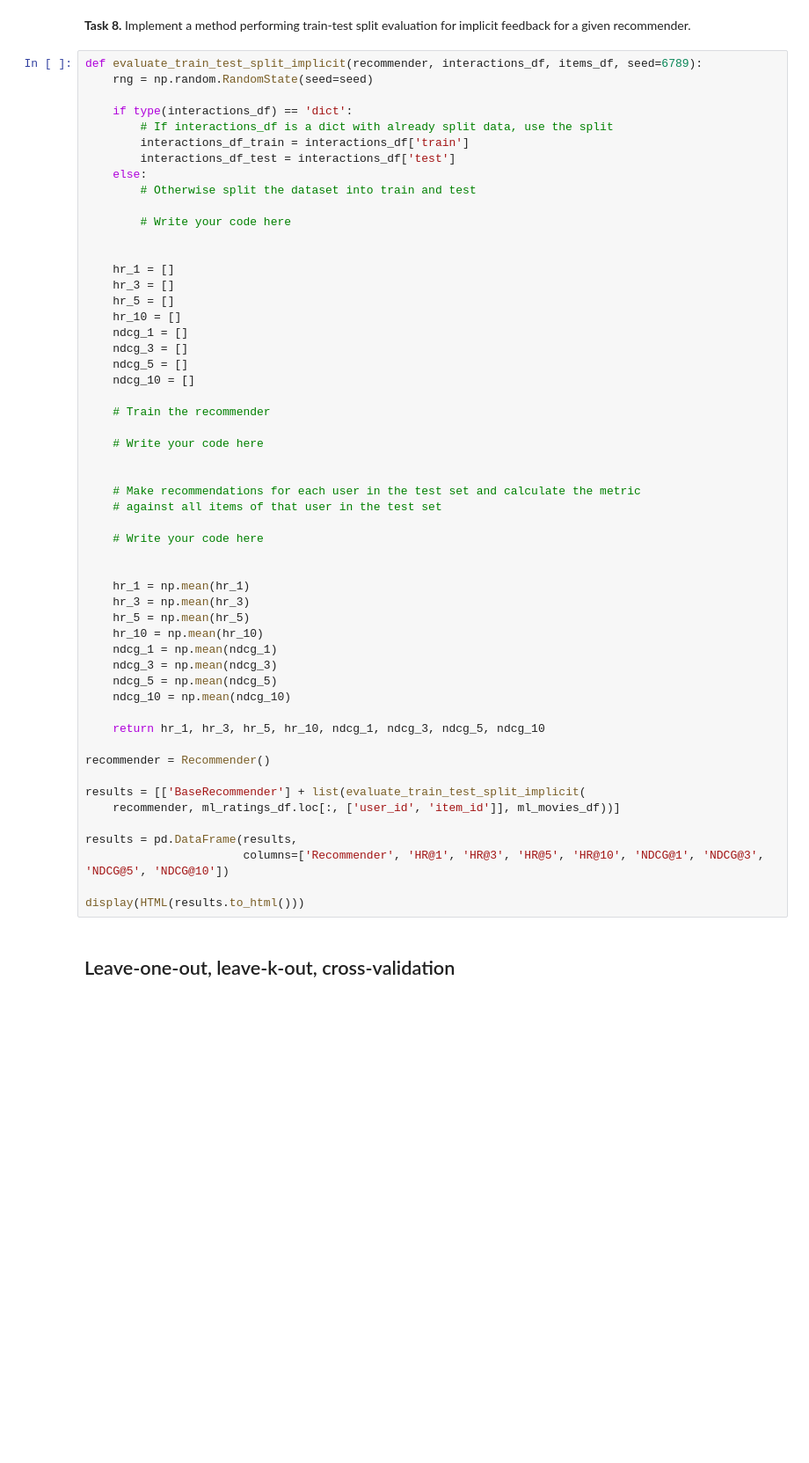
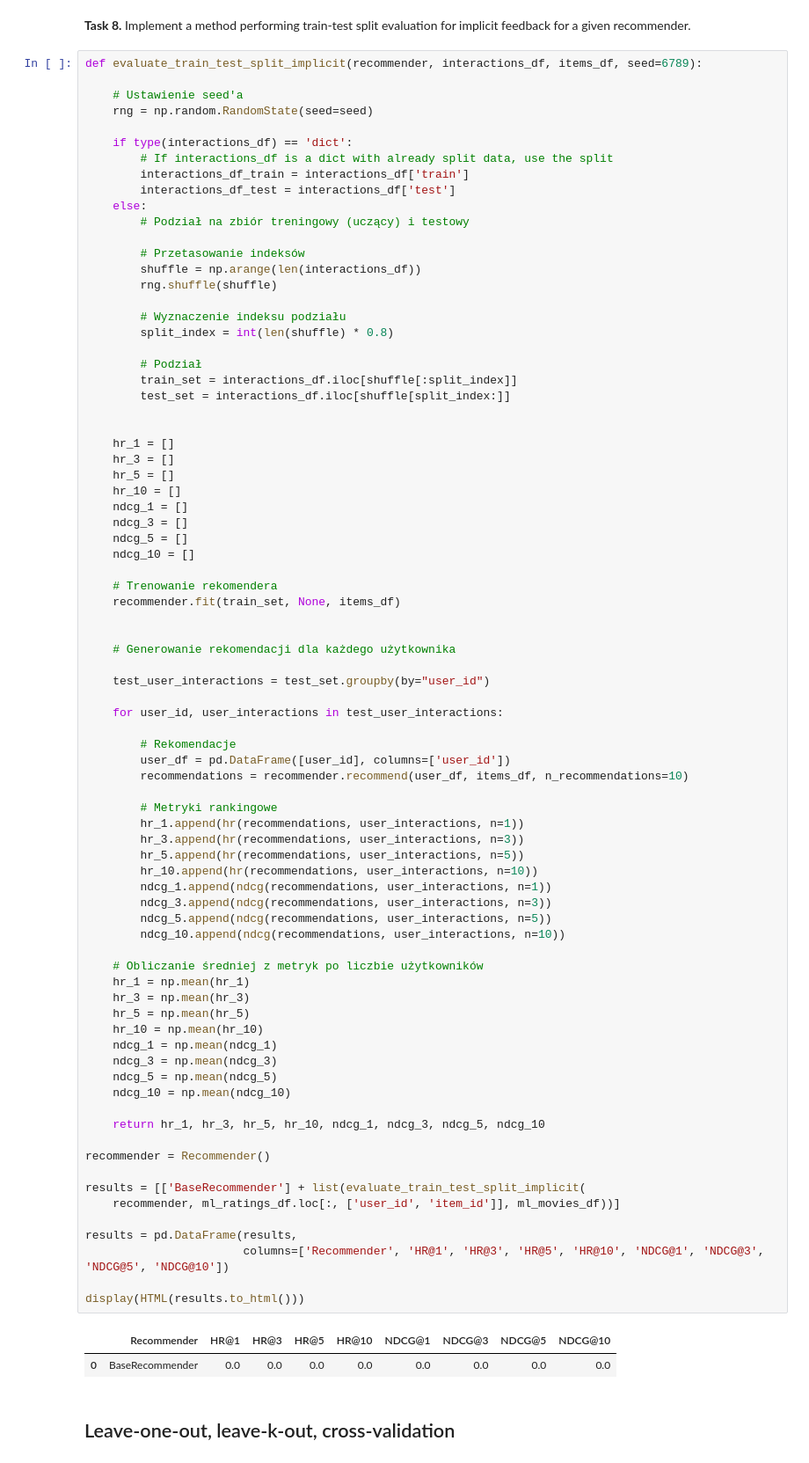
Before and after one commit to dzikafoczka/recommender-systems-class, a Jupyter notebook: class_03_evaluation_and_testing.ipynb, the cells around one changed output. Shown at 88% size. Cells and saved outputs as stored; diff of their text form; blank space fills up the shorter version.

```diff
--- a/class_03_evaluation_and_testing.ipynb
+++ b/class_03_evaluation_and_testing.ipynb
@@ -490,6 +628,8 @@ display(HTML(results.to_html()))
 **Task 8.** Implement a method performing train-test split evaluation for implicit feedback for a given recommender.
 # %%
 def evaluate_train_test_split_implicit(recommender, interactions_df, items_df, seed=6789):
+
+    # Ustawienie seed'a
     rng = np.random.RandomState(seed=seed)
 
     if type(interactions_df) == 'dict':
@@ -497,9 +637,18 @@ def evaluate_train_test_split_implicit(recommender, interactions_df, items_df, s
         interactions_df_train = interactions_df['train']
         interactions_df_test = interactions_df['test']
     else:
-        # Otherwise split the dataset into train and test
+        # Podział na zbiór treningowy (uczący) i testowy
 
-        # Write your code here
+        # Przetasowanie indeksów
+        shuffle = np.arange(len(interactions_df))
+        rng.shuffle(shuffle)
+
+        # Wyznaczenie indeksu podziału
+        split_index = int(len(shuffle) * 0.8)
+
+        # Podział
+        train_set = interactions_df.iloc[shuffle[:split_index]]
+        test_set = interactions_df.iloc[shuffle[split_index:]]
 
 
     hr_1 = []
@@ -509,39 +658,56 @@ def evaluate_train_test_split_implicit(recommender, interactions_df, items_df, s
     ndcg_1 = []
     ndcg_3 = []
     ndcg_5 = []
     ndcg_10 = []
 
-    # Train the recommender
-
-    # Write your code here
+    # Trenowanie rekomendera
+    recommender.fit(train_set, None, items_df)
 
 
-    # Make recommendations for each user in the test set and calculate the metric
-    # against all items of that user in the test set
+    # Generowanie rekomendacji dla każdego użytkownika
 
-    # Write your code here
+    test_user_interactions = test_set.groupby(by="user_id")
 
+    for user_id, user_interactions in test_user_interactions:
 
+        # Rekomendacje
+        user_df = pd.DataFrame([user_id], columns=['user_id'])
+        recommendations = recommender.recommend(user_df, items_df, n_recommendations=10)
+
+        # Metryki rankingowe
+        hr_1.append(hr(recommendations, user_interactions, n=1))
+        hr_3.append(hr(recommendations, user_interactions, n=3))
+        hr_5.append(hr(recommendations, user_interactions, n=5))
+        hr_10.append(hr(recommendations, user_interactions, n=10))
+        ndcg_1.append(ndcg(recommendations, user_interactions, n=1))
+        ndcg_3.append(ndcg(recommendations, user_interactions, n=3))
+        ndcg_5.append(ndcg(recommendations, user_interactions, n=5))
+        ndcg_10.append(ndcg(recommendations, user_interactions, n=10))
+
+    # Obliczanie średniej z metryk po liczbie użytkowników
     hr_1 = np.mean(hr_1)
     hr_3 = np.mean(hr_3)
     hr_5 = np.mean(hr_5)
     hr_10 = np.mean(hr_10)
     ndcg_1 = np.mean(ndcg_1)
     ndcg_3 = np.mean(ndcg_3)
     ndcg_5 = np.mean(ndcg_5)
     ndcg_10 = np.mean(ndcg_10)
 
     return hr_1, hr_3, hr_5, hr_10, ndcg_1, ndcg_3, ndcg_5, ndcg_10
 
 recommender = Recommender()
 
 results = [['BaseRecommender'] + list(evaluate_train_test_split_implicit(
     recommender, ml_ratings_df.loc[:, ['user_id', 'item_id']], ml_movies_df))]
 
 results = pd.DataFrame(results,
                        columns=['Recommender', 'HR@1', 'HR@3', 'HR@5', 'HR@10', 'NDCG@1', 'NDCG@3', 'NDCG@5', 'NDCG@10'])
 
 display(HTML(results.to_html()))
+# %% [output]
+|  | Recommender | HR@1 | HR@3 | HR@5 | HR@10 | NDCG@1 | NDCG@3 | NDCG@5 | NDCG@10 |
+| 0 | BaseRecommender | 0.0 | 0.0 | 0.0 | 0.0 | 0.0 | 0.0 | 0.0 | 0.0 |
 # %% [markdown]
 ## Leave-one-out, leave-k-out, cross-validation
 # %% [markdown]
```
Also changed, not shown: parts of 12 cells of this notebook, 1 other file.
